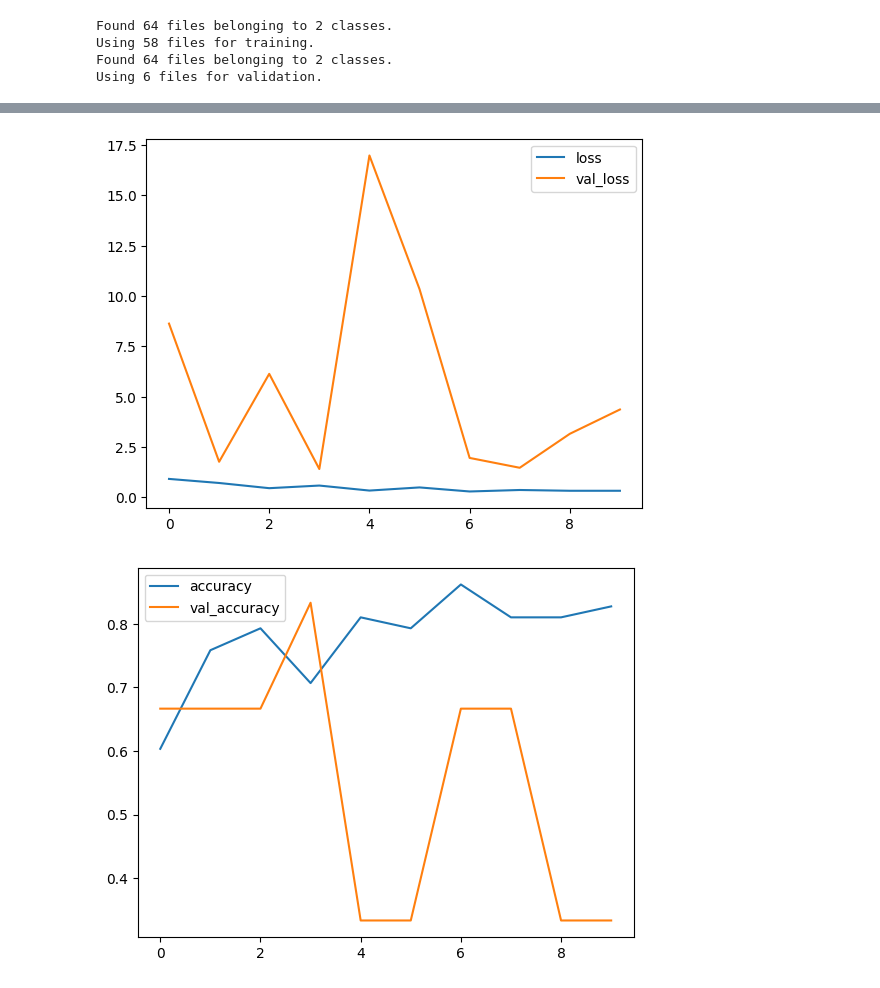
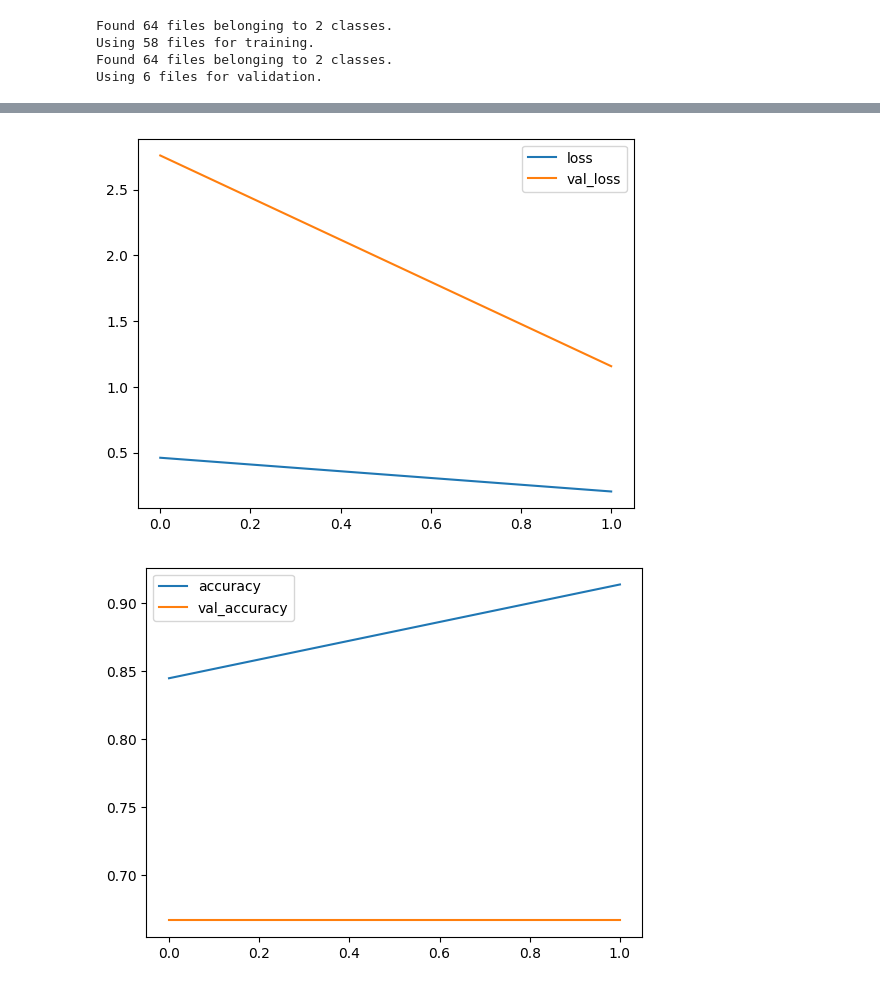
Before and after one commit to Nguyen-van-toan/dog_cat, a Jupyter notebook: modul/first_1.ipynb, the cells around one changed output, grey strips where cells are left out. Saved outputs shown, nothing was run; the diff lists cells and outputs as text; code cells hidden in the pictures.

```diff
--- a/modul/first_1.ipynb
+++ b/modul/first_1.ipynb
@@ -19,7 +19,7 @@ from tensorflow.keras .preprocessing import image_dataset_from_directory
 import os
 import matplotlib.image as mping
 # %%
-path = os.path.join("D:\\learn\\python\\learn_ml\\dog_cat\\input\\train_frames\\train")
+path = os.path.join(r"E:\learn\python\learn_ml\dog_cat\input\train_frames\train")
 
 classes = os.listdir(path=path)
 print(classes)
@@ -133,7 +133,7 @@ model.compile(
 	metrics=['accuracy']
 )
 history = model.fit(train_datagen,
-          epochs=10,
+          epochs=2,
           validation_data=test_datagen)
 
 history_df = pd.DataFrame(history.history)
@@ -164,5 +149,5 @@ Epoch 10/10
-[figure, old version]
+[figure, new version]
-[figure, old version]
+[figure, new version]
 # %%
 
 from tensorflow.keras.preprocessing import image
```
Also changed, not shown: parts of 4 cells of this notebook, 4 other files.
